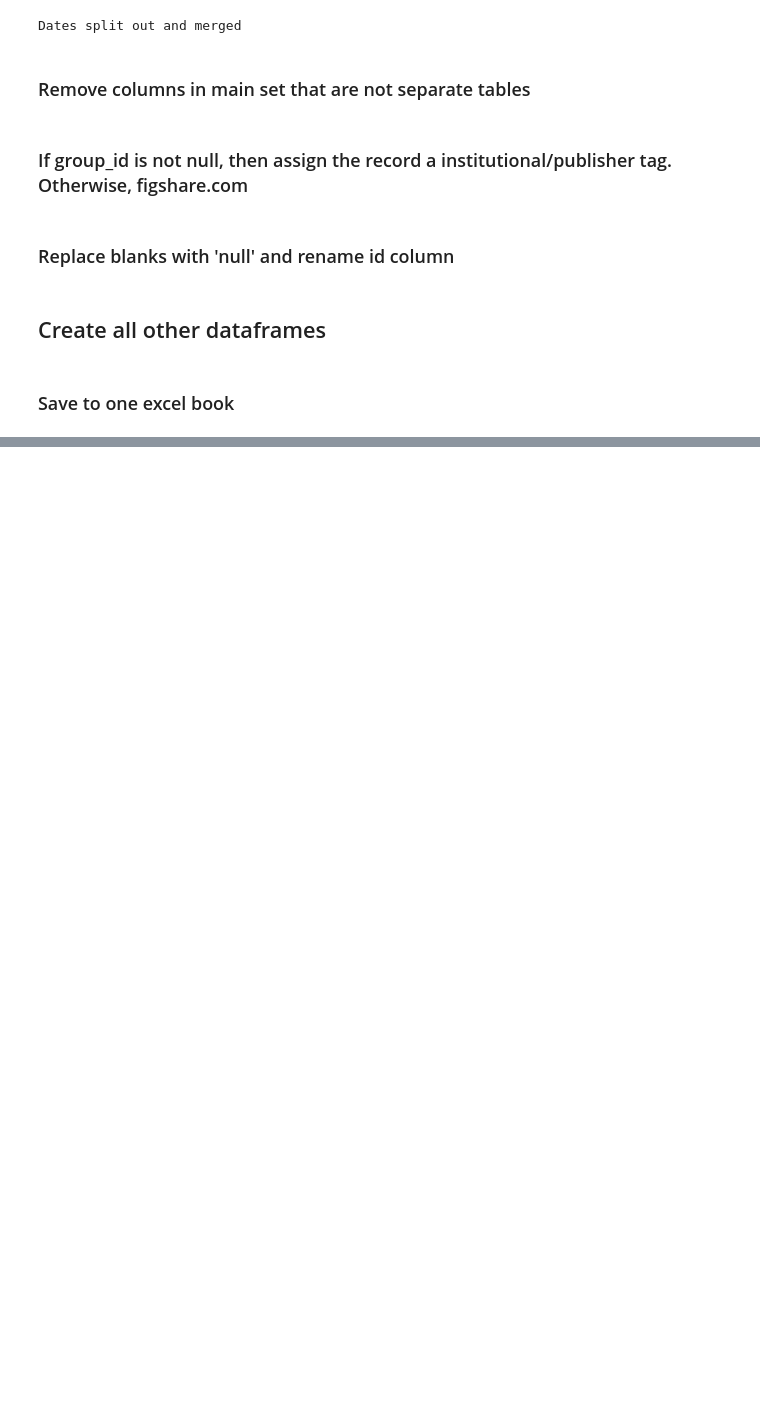
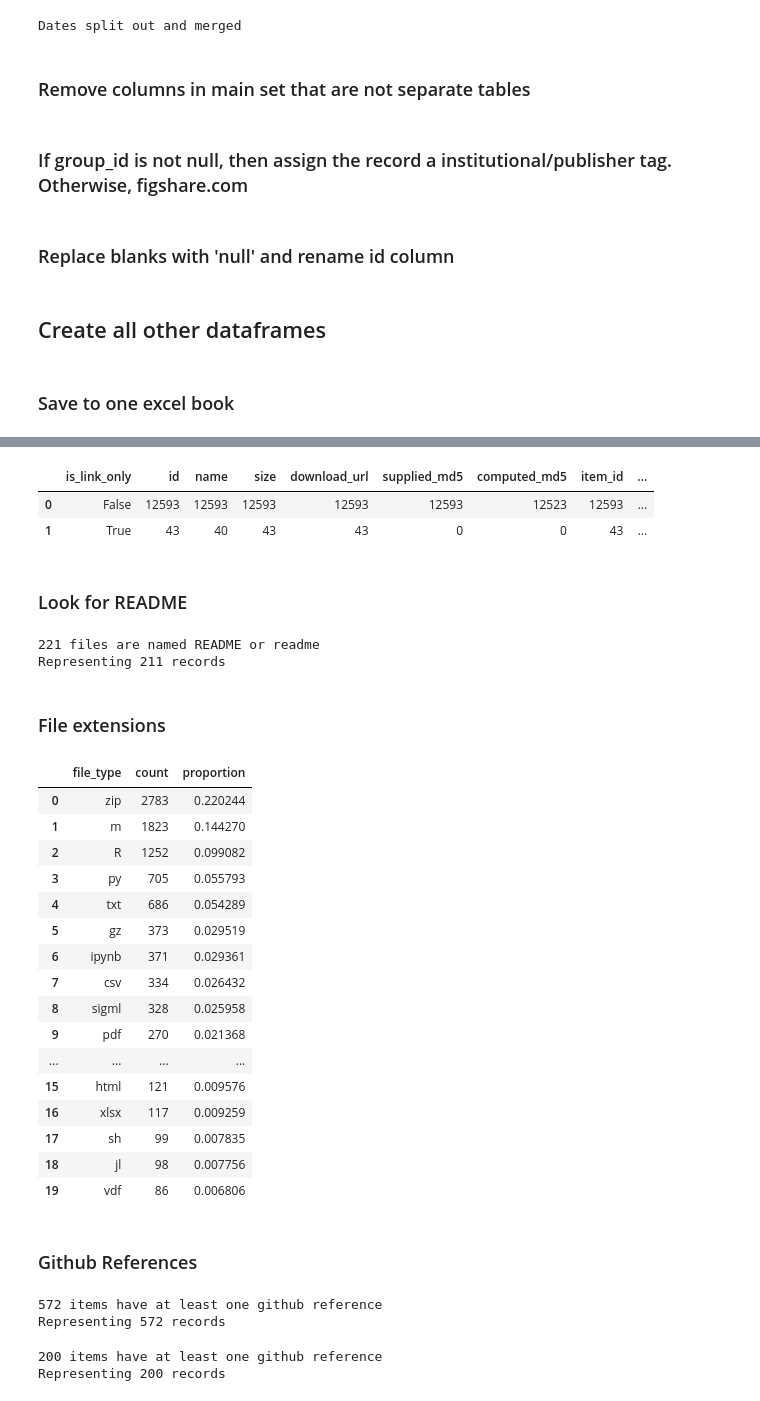
Before and after one commit to amckennafoster/figshare-api-scripts, a Jupyter notebook: research-related-scripts/software-records/SOFTWARE-PRACTICES.ipynb, the cells around one changed output, grey strips where cells are left out. Drawn from its saved outputs; the diff is of its cells as text; code cells hidden in the pictures; blank space fills up the shorter version.

```diff
--- a/research-related-scripts/software-records/SOFTWARE-PRACTICES.ipynb
+++ b/research-related-scripts/software-records/SOFTWARE-PRACTICES.ipynb
@@ -377,0 +417,73 @@ Name: defined_type_name, dtype: int64
+# %%
+linked_record = filesdf.groupby(by=['is_link_only']).count().reset_index()
+linked_record
+# %% [output]
+|  | is_link_only | id | name | size | download_url | supplied_md5 | computed_md5 | item_id | ... |
+| 0 | False | 12593 | 12593 | 12593 | 12593 | 12593 | 12523 | 12593 | ... |
+| 1 | True | 43 | 40 | 43 | 43 | 0 | 0 | 43 | ... |
+# %% [markdown]
+### Look for README
+# %%
+
+readme1 = filesdf[filesdf['name'].str.contains("README") | filesdf['name'].str.contains("readme")]
+
+prop_readmes = (len(readme1['item_id'].unique()))/len(filesdf)
+
+print(len(readme1), "files are named README or readme")
+print('Representing',len(readme1['item_id'].unique()),'records')
+# %% [output]
+221 files are named README or readme
+Representing 211 records
+# %% [markdown]
+### File extensions
+# %%
+#
+filesdf['ext_pullout'] = filesdf['name'].str[-6:] #create col with last six digits
+temp_df = filesdf['ext_pullout'].str.split(".", n = 1, expand = True)  # Split string once on the period, expand to new columns in new df
+filesdf['extension'] = temp_df[1] #Then add the extension column from the temp df to the current df
+
+extensions = filesdf['extension'].value_counts().to_frame().reset_index().rename(
+           columns={'index': 'file_type', 'extension': 'count'})
+
+extensions['proportion'] = extensions['count']/len(filesdf) #Add a proportion col
+# %%
+extensions.head(20)
+# %% [output]
+|  | file_type | count | proportion |
+| 0 | zip | 2783 | 0.220244 |
+| 1 | m | 1823 | 0.144270 |
+| 2 | R | 1252 | 0.099082 |
+| 3 | py | 705 | 0.055793 |
+| 4 | txt | 686 | 0.054289 |
+| 5 | gz | 373 | 0.029519 |
+| 6 | ipynb | 371 | 0.029361 |
+| 7 | csv | 334 | 0.026432 |
+| 8 | sigml | 328 | 0.025958 |
+| 9 | pdf | 270 | 0.021368 |
+| ... | ... | ... | ... |
+| 15 | html | 121 | 0.009576 |
+| 16 | xlsx | 117 | 0.009259 |
+| 17 | sh | 99 | 0.007835 |
+| 18 | jl | 98 | 0.007756 |
+| 19 | vdf | 86 | 0.006806 |
+# %% [markdown]
+### Github References
+# %%
+#Look in the references field - this is number of ITEMS with at least one github reference in references
+gitref = df[df['references'].str.contains("github")]
+
+
+print(len(gitref), "items have at least one github reference")
+print('Representing',len(gitref['item_id'].unique()),'records')
+# %% [output]
+572 items have at least one github reference
+Representing 572 records
+# %%
+#Look in the description field
+gitdesc = df[df['description'].str.contains(".github")]
+
+print(len(gitdesc), "items have at least one github reference")
+print('Representing',len(gitdesc['item_id'].unique()),'records')
+# %% [output]
+200 items have at least one github reference
+Representing 200 records
```
Also changed, not shown: parts of 67 cells of this notebook, 6 other files.
